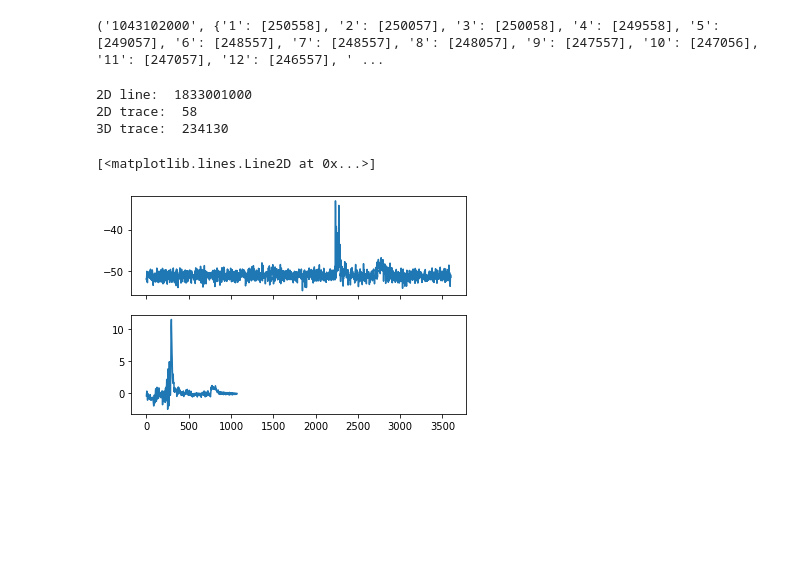
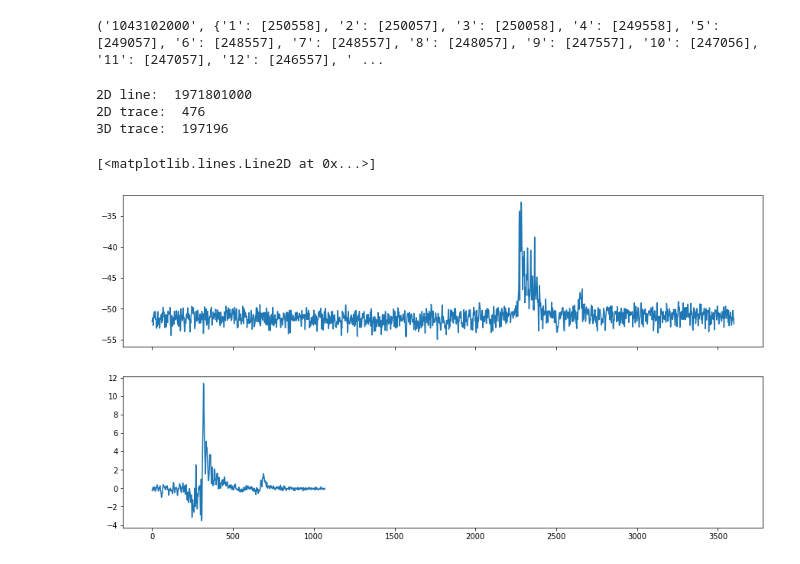
Before and after one commit to astroChance/RadNET, a Jupyter notebook: MPnet_workbook.ipynb, the cells around one changed output. Saved outputs shown, nothing was run; the diff lists cells and outputs as text; code cells hidden in the pictures; blank space fills up the shorter version.

```diff
--- a/MPnet_workbook.ipynb
+++ b/MPnet_workbook.ipynb
@@ -246,34 +249,34 @@ print(random.choice(list(TraceDict.items())))
 # %%
 ## Print a random 2D trace and it's corresponding 3D trace
 
 Trace_Map_Dict = "/content/drive/My Drive/MPnet/GAN data/2D_to_3D_Trace_Dict.json"
 with open(Trace_Map_Dict, 'r') as TraceDictFile:
   TraceDict = json.load(TraceDictFile)
 
 Rand2D = random.choice(list(TraceDict.items()))
 RandTraceMatch = random.choice(list(Rand2D[1].items()))
 
 Rand2DLine = int(Rand2D[0])
 Rand2DTrace = int(RandTraceMatch[0])
 Rand3DTrace = int(RandTraceMatch[1][0])
 
 print("2D line: ", Rand2DLine)
 print("2D trace: ", Rand2DTrace)
 print("3D trace: ", Rand3DTrace)
 
 Rand2DFile = "/content/drive/My Drive/MPnet/GAN data/2D/" + str(Rand2DLine) + ".sgy"
 with segyio.open(Rand2DFile, 'r') as segyfile:
   display_trace_2D = segyfile.trace[Rand2DTrace]
 
 with segyio.open(Volume3D, 'r') as segyfile:
   display_trace_3D = segyfile.trace[Rand3DTrace]
 
-fig, ax = plt.subplots(2, sharex=True)
+fig, ax = plt.subplots(2, sharex=True, figsize=(15,8))
 ax[0].plot(display_trace_2D)
 ax[1].plot(display_trace_3D)
 # %% [output]
-2D line:  1833001000
-2D trace:  58
-3D trace:  234130
+2D line:  1971801000
+2D trace:  476
+3D trace:  197196
 [<matplotlib.lines.Line2D at 0x...>]
-[figure, old version]
+[figure, new version]
```
Also changed, not shown: parts of 5 cells of this notebook.
